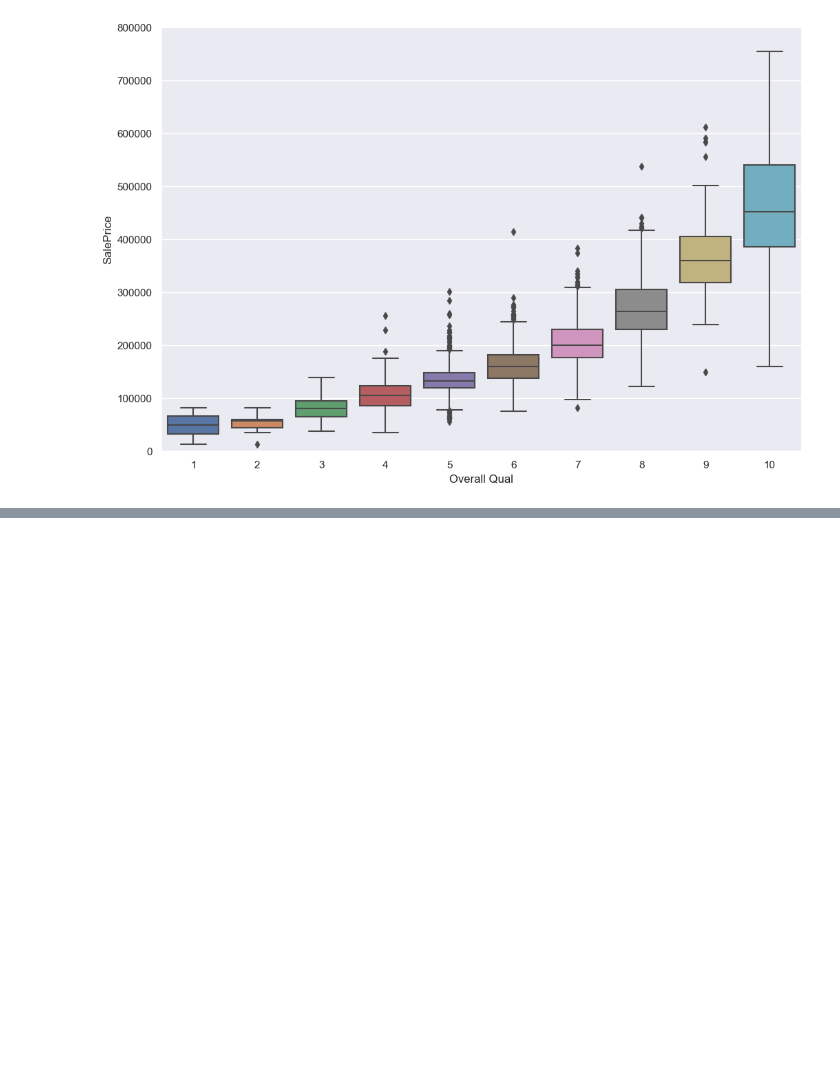
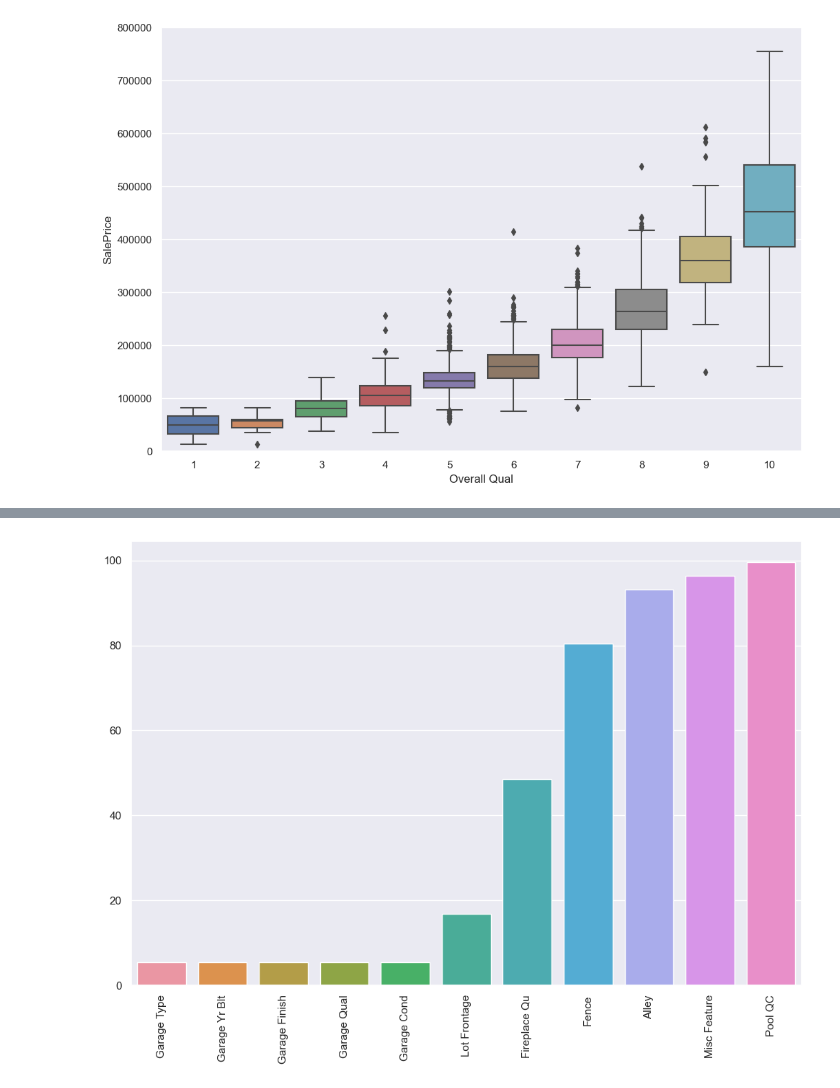
Before and after one commit to Cesaraventura/AmasIowaHousing, a Jupyter notebook: ames.ipynb, the cells around one changed output, grey strips where cells are left out. Cells and saved outputs as stored; diff of their text form; code cells hidden in the pictures; blank space fills up the shorter version.

```diff
--- a/ames.ipynb
+++ b/ames.ipynb
@@ -222,0 +352,3 @@ fig.axis(ymin=0, ymax=800000)
+# %%
+data["Mas Vnr Type"] = data["Mas Vnr Type"].fillna("None")
+data["Mas Vnr Area"] = data["Mas Vnr Area"].fillna(0)
@@ -222,0 +366,7 @@ fig.axis(ymin=0, ymax=800000)
+# %%
+percent_nan = percent_missing(data)
+# %%
+sns.barplot(x=percent_nan.index,y=percent_nan)
+plt.xticks(rotation=90);
+# %% [output]
+[figure, added]
```
Also changed, not shown: parts of 46 cells of this notebook.
